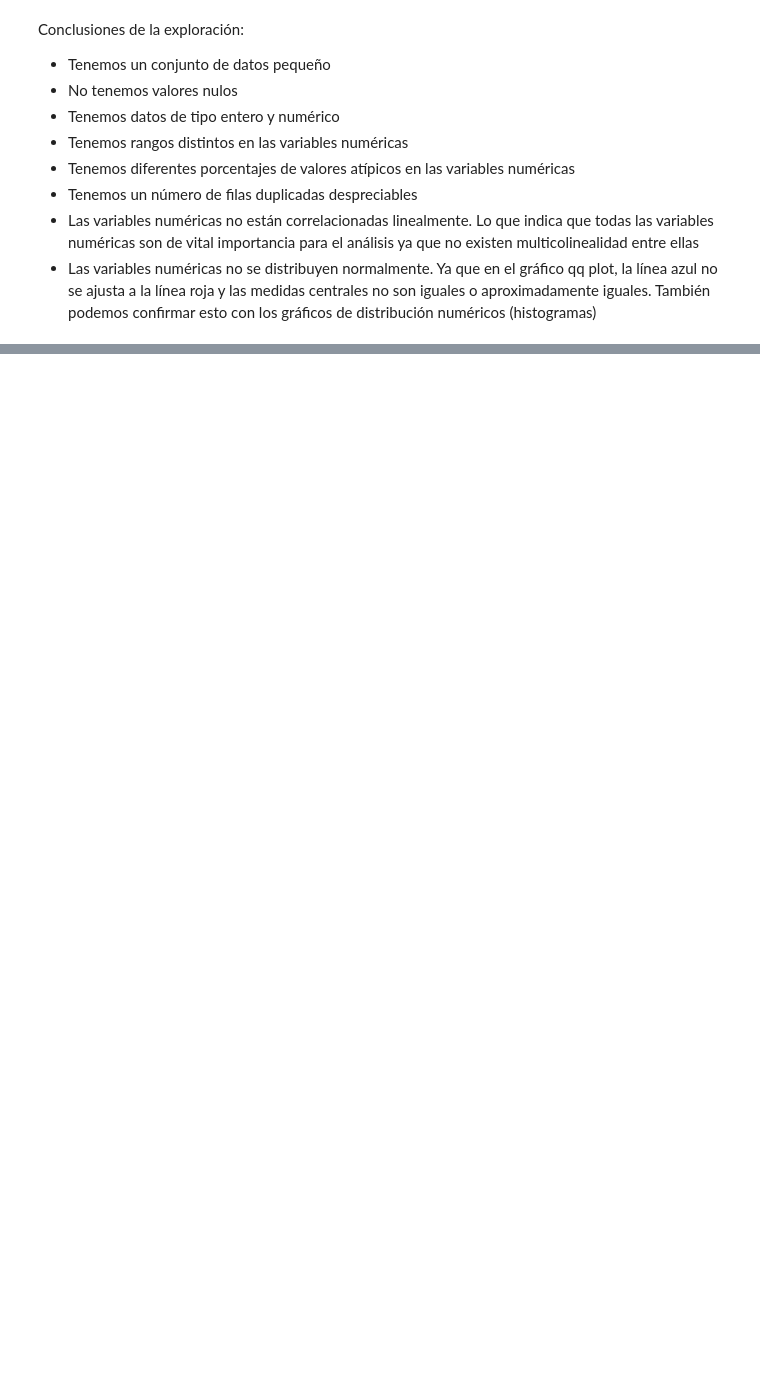
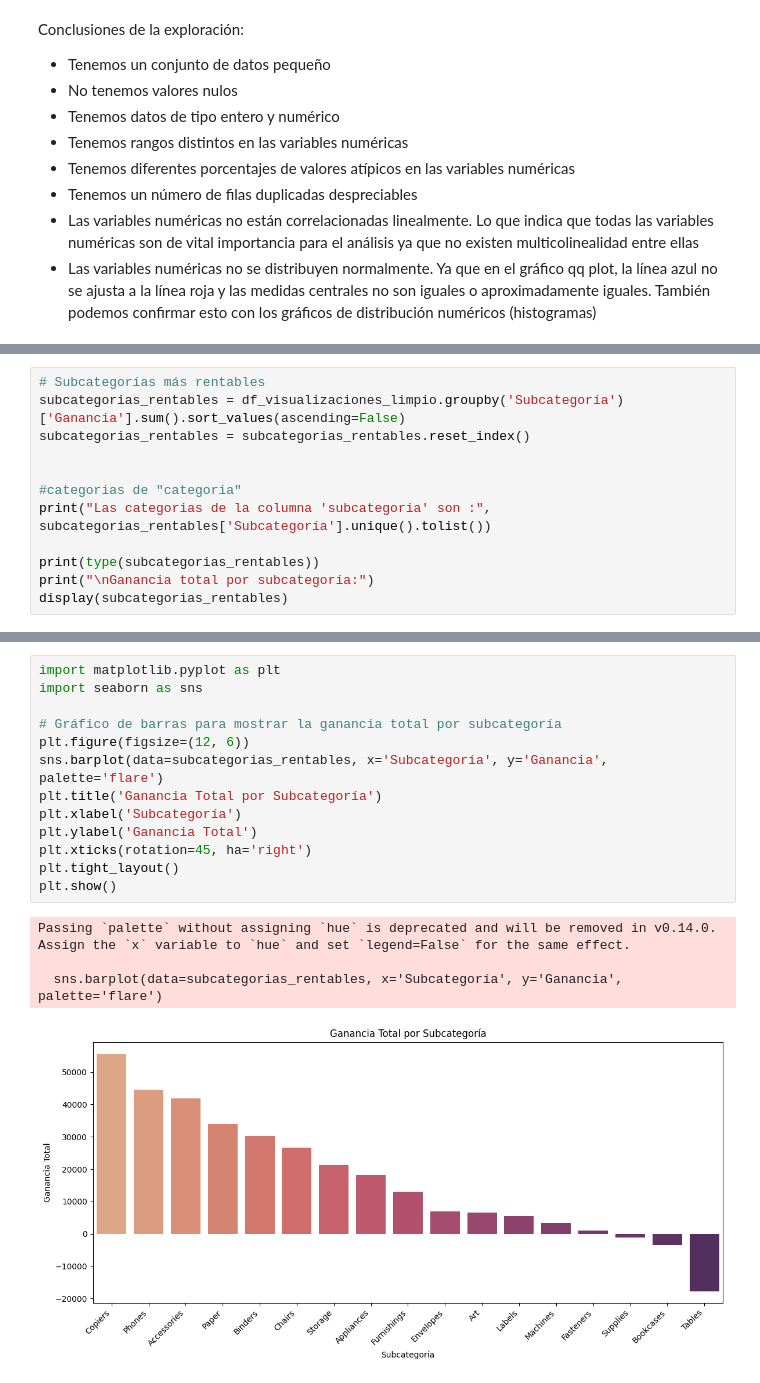
Before and after one commit to Jesus20MM/SeuperMarket, a Jupyter notebook: Proyecto_cliente.ipynb, the cells around one changed output, grey strips where cells are left out. Saved outputs shown, nothing was run; the diff lists cells and outputs as text; blank space fills up the shorter version.

```diff
--- a/Proyecto_cliente.ipynb
+++ b/Proyecto_cliente.ipynb
@@ -451,0 +668,12 @@ Conclusiones de la exploración:
+# %%
+# Subcategorías más rentables
+subcategorias_rentables = df_visualizaciones_limpio.groupby('Subcategoría')['Ganancia'].sum().sort_values(ascending=False)
+subcategorias_rentables = subcategorias_rentables.reset_index()
+
+
+#categorias de "categoria"
+print("Las categorias de la columna 'subcategoria' son :", subcategorias_rentables['Subcategoría'].unique().tolist())
+
+print(type(subcategorias_rentables))
+print("\nGanancia total por subcategoría:")
+display(subcategorias_rentables)
@@ -451,0 +703,18 @@ Conclusiones de la exploración:
+# %%
+import matplotlib.pyplot as plt
+import seaborn as sns
+
+# Gráfico de barras para mostrar la ganancia total por subcategoría
+plt.figure(figsize=(12, 6))
+sns.barplot(data=subcategorias_rentables, x='Subcategoría', y='Ganancia', palette='flare')
+plt.title('Ganancia Total por Subcategoría')
+plt.xlabel('Subcategoría')
+plt.ylabel('Ganancia Total')
+plt.xticks(rotation=45, ha='right')
+plt.tight_layout()
+plt.show()
+# %% [output]
+Passing `palette` without assigning `hue` is deprecated and will be removed in v0.14.0. Assign the `x` variable to `hue` and set `legend=False` for the same effect.
+
+  sns.barplot(data=subcategorias_rentables, x='Subcategoría', y='Ganancia', palette='flare')
+[figure, added]
```
Also changed, not shown: parts of 64 cells of this notebook, 19 other files.
